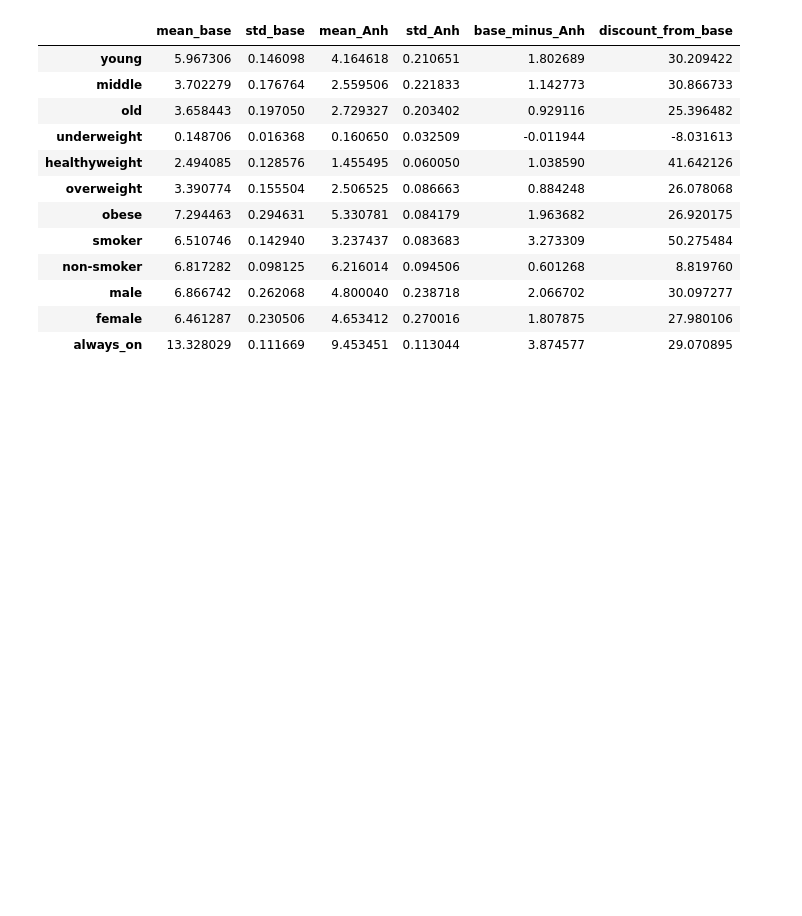
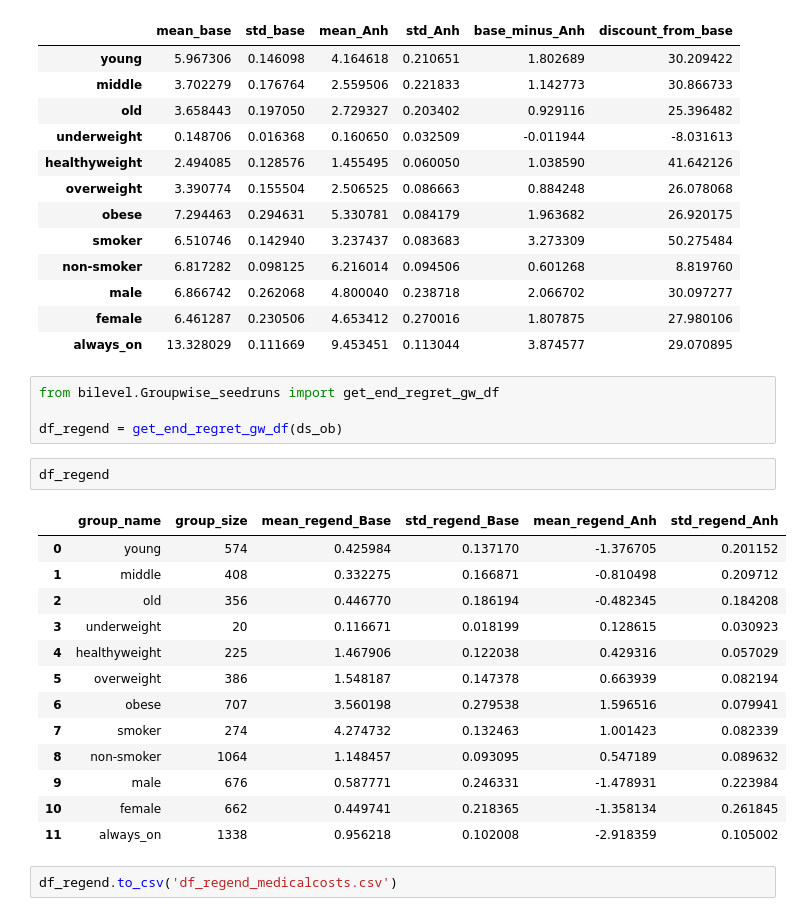
Before and after one commit to krishnacharya/multidecomp, a Jupyter notebook: iclr_res/groupwise_insurancepremium.ipynb, the cells around one changed output. Saved outputs shown, nothing was run; the diff lists cells and outputs as text; blank space fills up the shorter version.

```diff
--- a/iclr_res/groupwise_insurancepremium.ipynb
+++ b/iclr_res/groupwise_insurancepremium.ipynb
@@ -128,3 +128,25 @@ performance_diff(ds_ob)
 | male | 6.866742 | 0.262068 | 4.800040 | 0.238718 | 2.066702 | 30.097277 |
 | female | 6.461287 | 0.230506 | 4.653412 | 0.270016 | 1.807875 | 27.980106 |
 | always_on | 13.328029 | 0.111669 | 9.453451 | 0.113044 | 3.874577 | 29.070895 |
+# %%
+from bilevel.Groupwise_seedruns import get_end_regret_gw_df
+
+df_regend = get_end_regret_gw_df(ds_ob)
+# %%
+df_regend
+# %% [output]
+|  | group_name | group_size | mean_regend_Base | std_regend_Base | mean_regend_Anh | std_regend_Anh |
+| 0 | young | 574 | 0.425984 | 0.137170 | -1.376705 | 0.201152 |
+| 1 | middle | 408 | 0.332275 | 0.166871 | -0.810498 | 0.209712 |
+| 2 | old | 356 | 0.446770 | 0.186194 | -0.482345 | 0.184208 |
+| 3 | underweight | 20 | 0.116671 | 0.018199 | 0.128615 | 0.030923 |
+| 4 | healthyweight | 225 | 1.467906 | 0.122038 | 0.429316 | 0.057029 |
+| 5 | overweight | 386 | 1.548187 | 0.147378 | 0.663939 | 0.082194 |
+| 6 | obese | 707 | 3.560198 | 0.279538 | 1.596516 | 0.079941 |
+| 7 | smoker | 274 | 4.274732 | 0.132463 | 1.001423 | 0.082339 |
+| 8 | non-smoker | 1064 | 1.148457 | 0.093095 | 0.547189 | 0.089632 |
+| 9 | male | 676 | 0.587771 | 0.246331 | -1.478931 | 0.223984 |
+| 10 | female | 662 | 0.449741 | 0.218365 | -1.358134 | 0.261845 |
+| 11 | always_on | 1338 | 0.956218 | 0.102008 | -2.918359 | 0.105002 |
+# %%
+df_regend.to_csv('df_regend_medicalcosts.csv')
```
Also changed, not shown: 3 other files.
